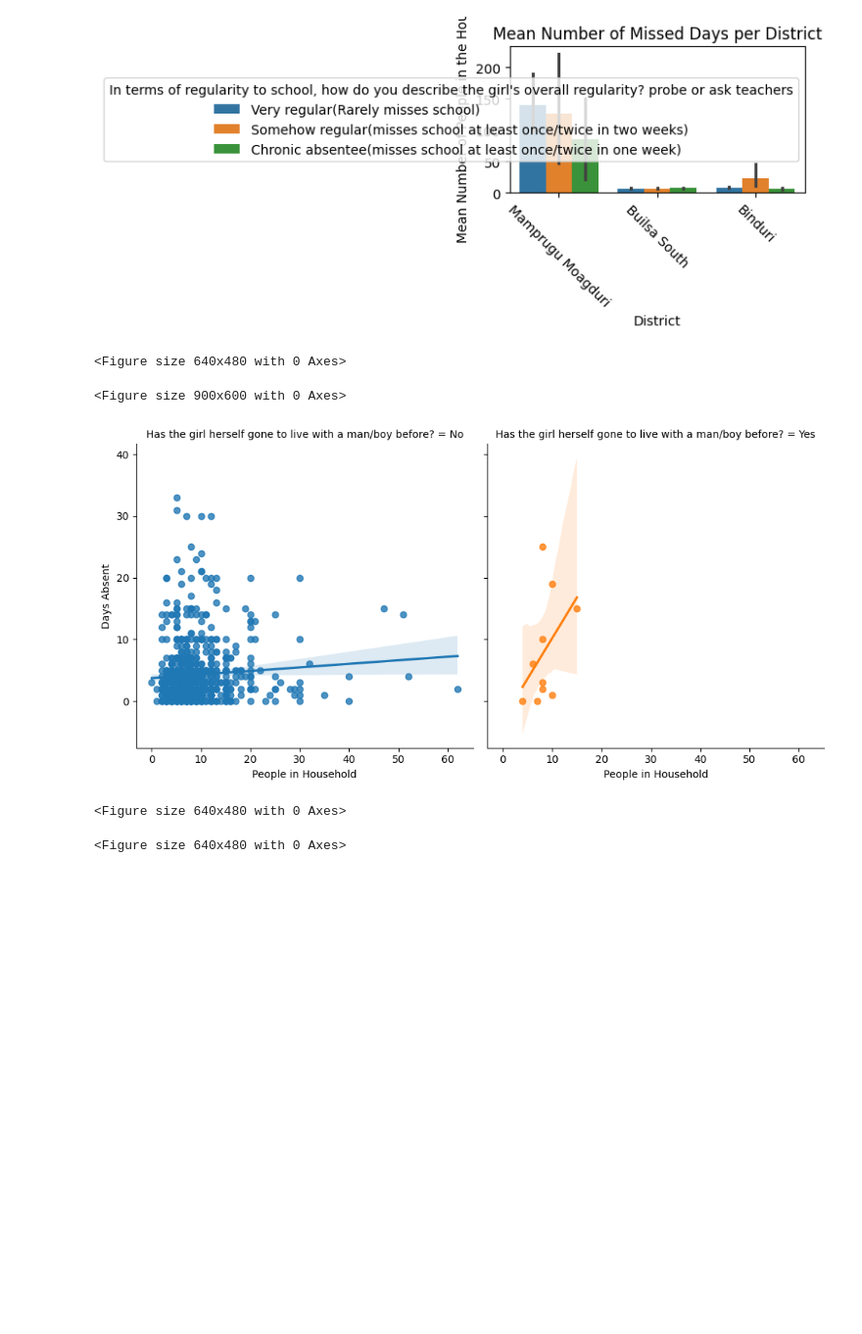
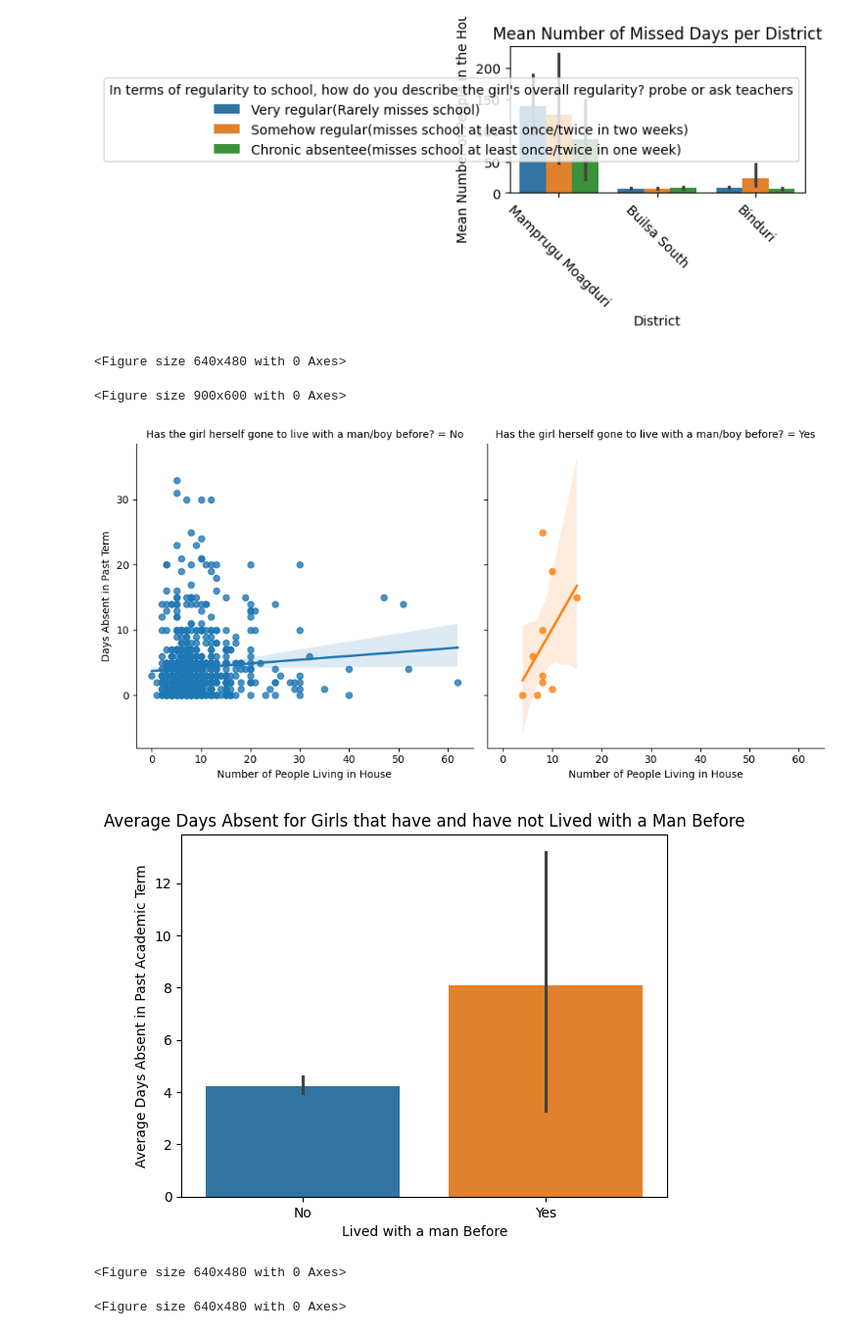
Before and after one commit to dfglondon24/Team-3, a Jupyter notebook: GirlsInGhana.ipynb, the cells around one changed output. Shown at 98% size. Drawn from its saved outputs; the diff is of its cells as text; code cells hidden in the pictures; blank space fills up the shorter version.

```diff
--- a/GirlsInGhana.ipynb
+++ b/GirlsInGhana.ipynb
@@ -37,27 +37,31 @@ mean_attend.set(xlabel="District", ylabel="Mean Number of People in the House",
 [figure]
 [figure]
 # %%
-# Analysis of Number of Family Members with Attendance
+# THIS Analysis of Number of Family Members with Attendance
 
 # Get Plot Size
 plt.figure(figsize=(9, 6))
 
 # Check out How Number of Family Members Correlates with Attendance
 df = df[df["How many people does girl live with in her household?"] < 999]
 
 # Scatter Plot One: Number of People in Household, Live with a Man Before, and Days Absent
-scatter_df1 = df[df["Has the girl herself gone to live with a man/boy before?"] != "No response"]
-scatter1 = sns.lmplot(x="How many people does girl live with in her household?", y="How many days was girl absent from school for the current academic term? Probe and estimate or ask teachers", col="Has the girl herself gone to live with a man/boy before?", hue="Has the girl herself gone to live with a man/boy before?", data=scatter_df1)
-scatter1.set(xlabel="People in Household", ylabel="Days Absent")
+df = df[df["Has the girl herself gone to live with a man/boy before?"] != "No response"]
+scatter1 = sns.lmplot(x="How many people does girl live with in her household?", y="How many days was girl absent from school for the current academic term? Probe and estimate or ask teachers", col="Has the girl herself gone to live with a man/boy before?", hue="Has the girl herself gone to live with a man/boy before?", data=df)
+scatter1.set(xlabel="Number of People Living in House", ylabel="Days Absent in Past Term")
 plt.figure()
 
 # Confusion Matrix with Two Cat and a Numerical
 
 # How Does Ability to Pay Correlate with Attendance
+man_absence = sns.barplot(hue="Has the girl herself gone to live with a man/boy before?", x="Has the girl herself gone to live with a man/boy before?", y="How many days was girl absent from school for the current academic term? Probe and estimate or ask teachers", estimator="mean", data=df)
+man_absence.set(xlabel="Lived with a man Before", ylabel="Average Days Absent in Past Academic Term", title="Average Days Absent for Girls that have and have not Lived with a Man Before")
+plt.figure()
 # %% [output]
 <Figure size 640x480 with 0 Axes>
 <Figure size 900x600 with 0 Axes>
-[figure, old version]
+[figure, new version]
+[figure, added]
 <Figure size 640x480 with 0 Axes>
 # %%
 # Get the Mean Attendance Per District Per Community - Edit
```
Also changed, not shown: parts of 9 cells of this notebook.
